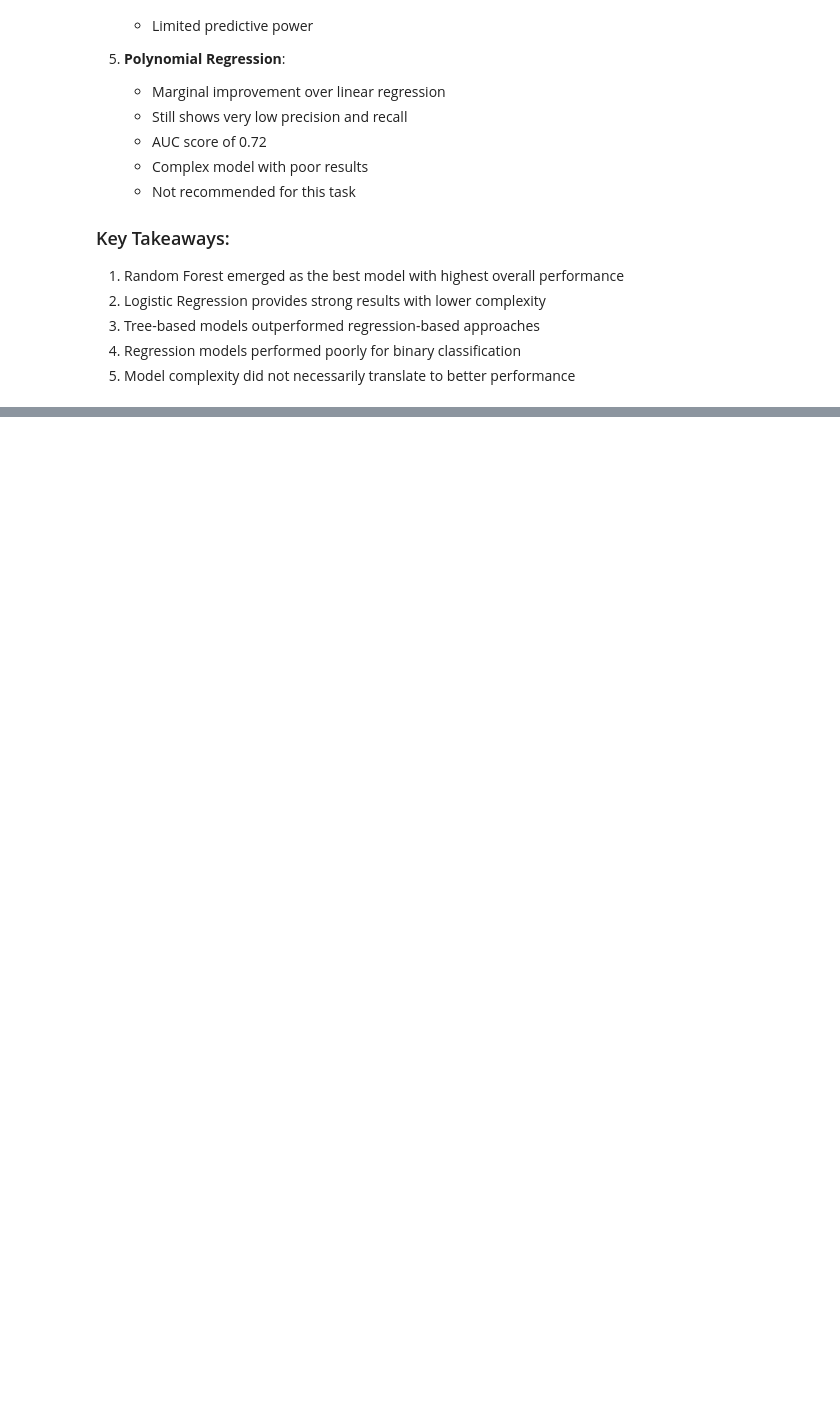
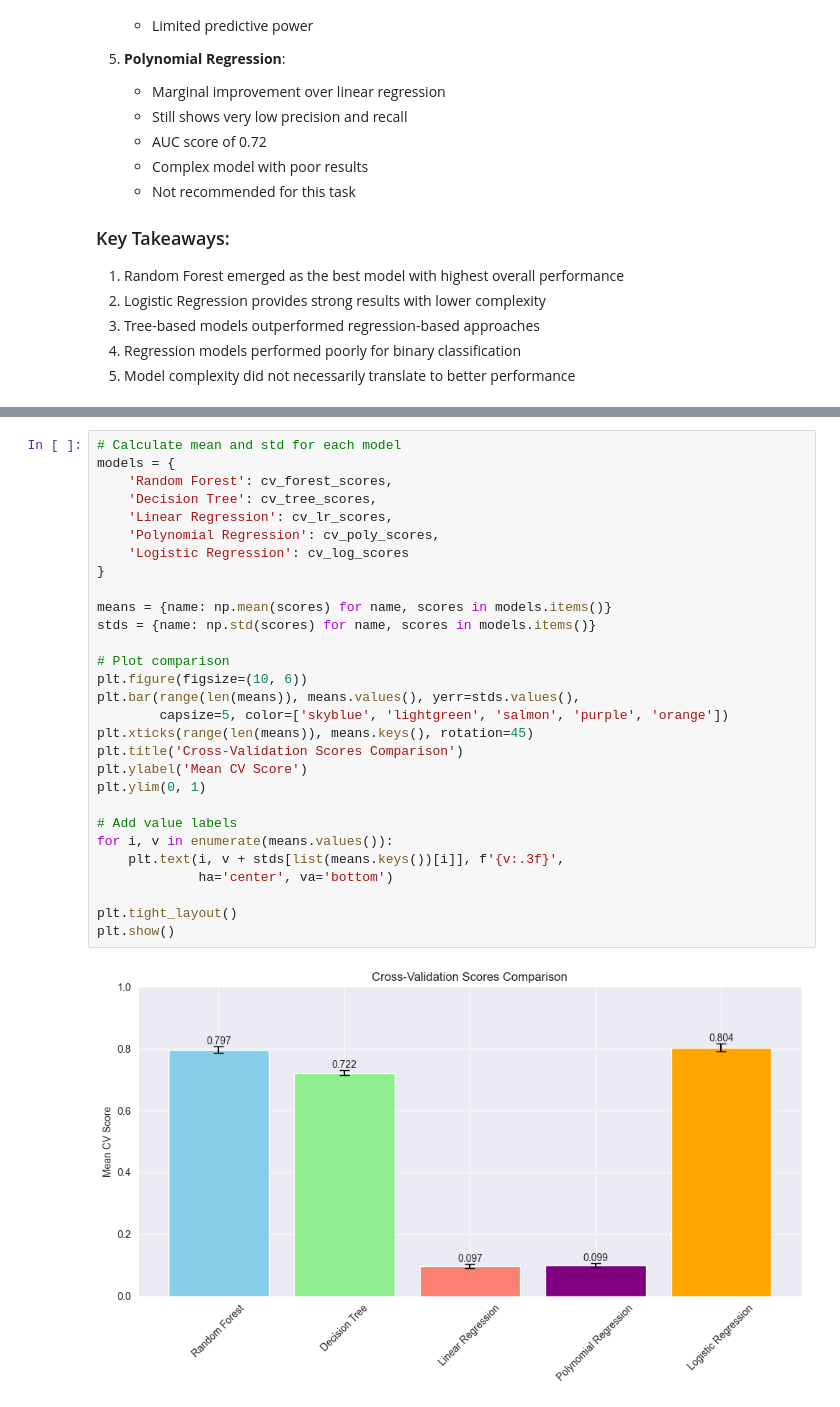
Before and after one commit to TouKhen/bloc-3, a Jupyter notebook: notebook/data-explo.ipynb, the cells around one changed output, grey strips where cells are left out. Saved outputs shown, nothing was run; the diff lists cells and outputs as text; blank space fills up the shorter version.

```diff
--- a/notebook/data-explo.ipynb
+++ b/notebook/data-explo.ipynb
@@ -1007,0 +1068,31 @@ Let's analyze how each model performed across different metrics using the latest
+# %%
+# Calculate mean and std for each model
+models = {
+    'Random Forest': cv_forest_scores,
+    'Decision Tree': cv_tree_scores,
+    'Linear Regression': cv_lr_scores,
+    'Polynomial Regression': cv_poly_scores,
+    'Logistic Regression': cv_log_scores
+}
+
+means = {name: np.mean(scores) for name, scores in models.items()}
+stds = {name: np.std(scores) for name, scores in models.items()}
+
+# Plot comparison
+plt.figure(figsize=(10, 6))
+plt.bar(range(len(means)), means.values(), yerr=stds.values(),
+        capsize=5, color=['skyblue', 'lightgreen', 'salmon', 'purple', 'orange'])
+plt.xticks(range(len(means)), means.keys(), rotation=45)
+plt.title('Cross-Validation Scores Comparison')
+plt.ylabel('Mean CV Score')
+plt.ylim(0, 1)
+
+# Add value labels
+for i, v in enumerate(means.values()):
+    plt.text(i, v + stds[list(means.keys())[i]], f'{v:.3f}',
+             ha='center', va='bottom')
+
+plt.tight_layout()
+plt.show()
+# %% [output]
+[figure, added]
```
Also changed, not shown: parts of 17 cells of this notebook.
